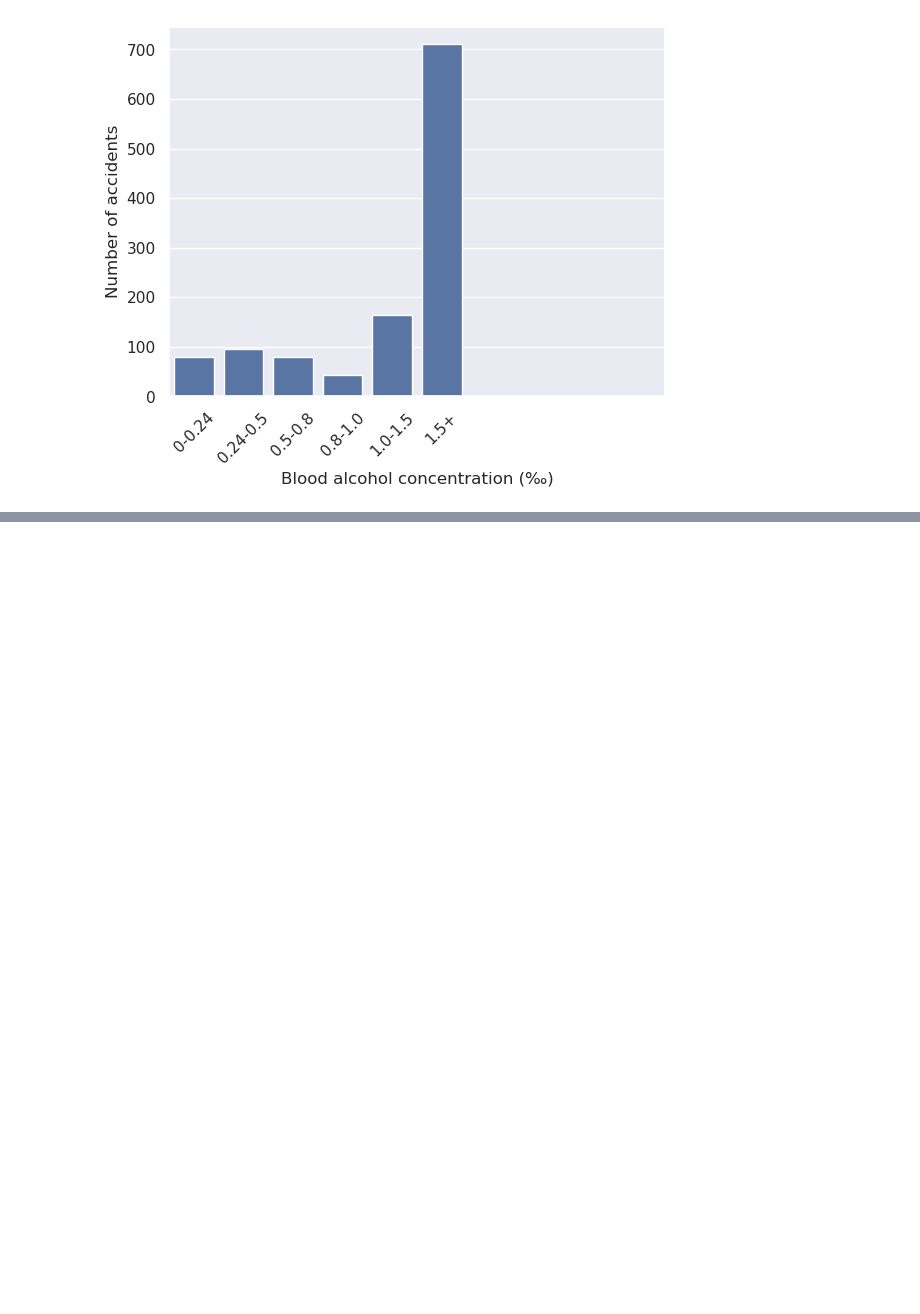
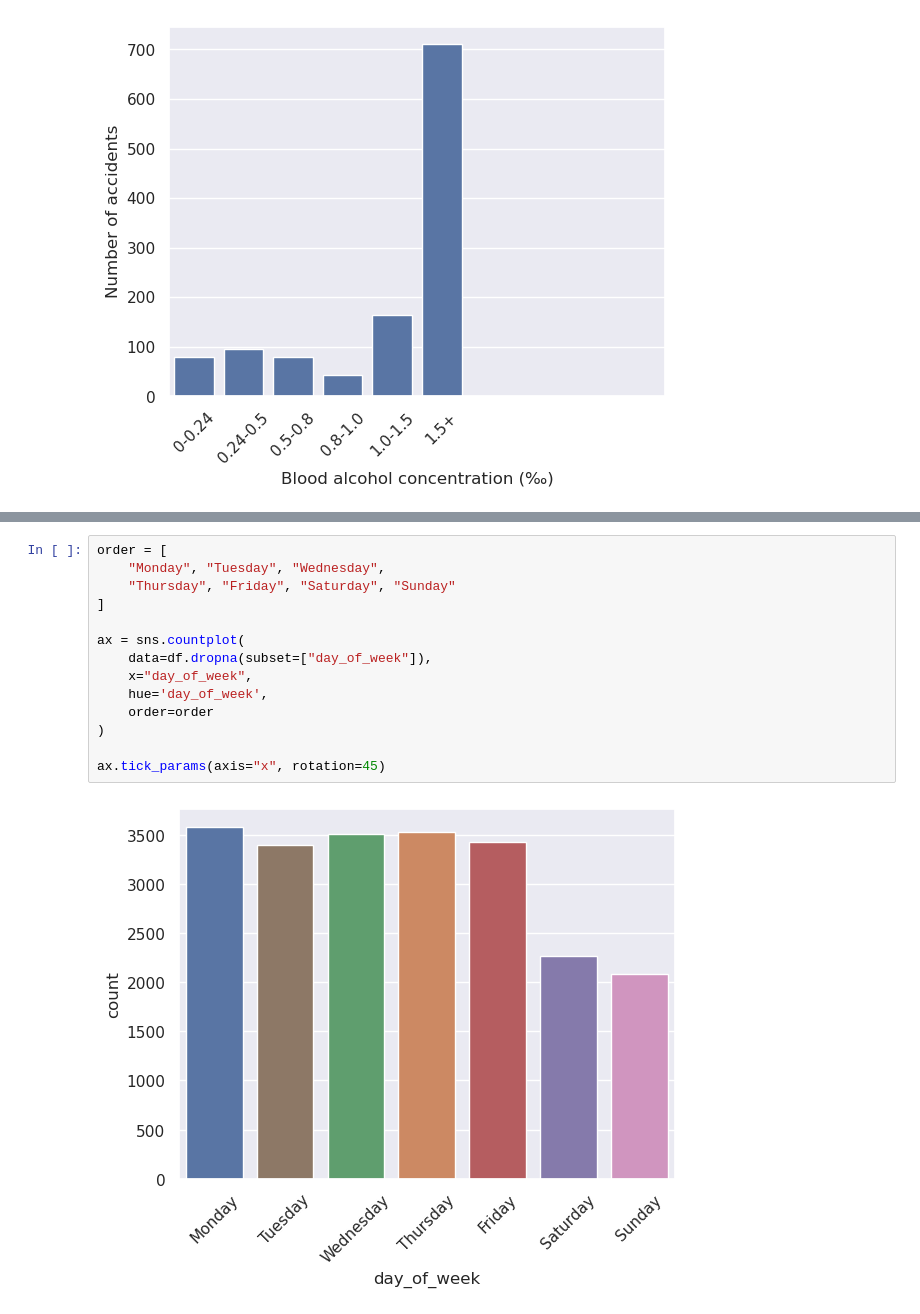
Before and after one commit to MwahMallah/EDA_trafic_accidents, a Jupyter notebook: eda.ipynb, the cells around one changed output, grey strips where cells are left out. Drawn from its saved outputs; the diff is of its cells as text; blank space fills up the shorter version.

```diff
--- a/eda.ipynb
+++ b/eda.ipynb
@@ -250,0 +393,16 @@ ax.set_xticklabels(
+# %%
+order = [
+    "Monday", "Tuesday", "Wednesday",
+    "Thursday", "Friday", "Saturday", "Sunday"
+]
+
+ax = sns.countplot(
+    data=df.dropna(subset=["day_of_week"]),
+    x="day_of_week",
+    hue='day_of_week',
+    order=order
+)
+
+ax.tick_params(axis="x", rotation=45)
+# %% [output]
+[figure, added]
```
Also changed, not shown: parts of 51 cells of this notebook, 1 other file.
